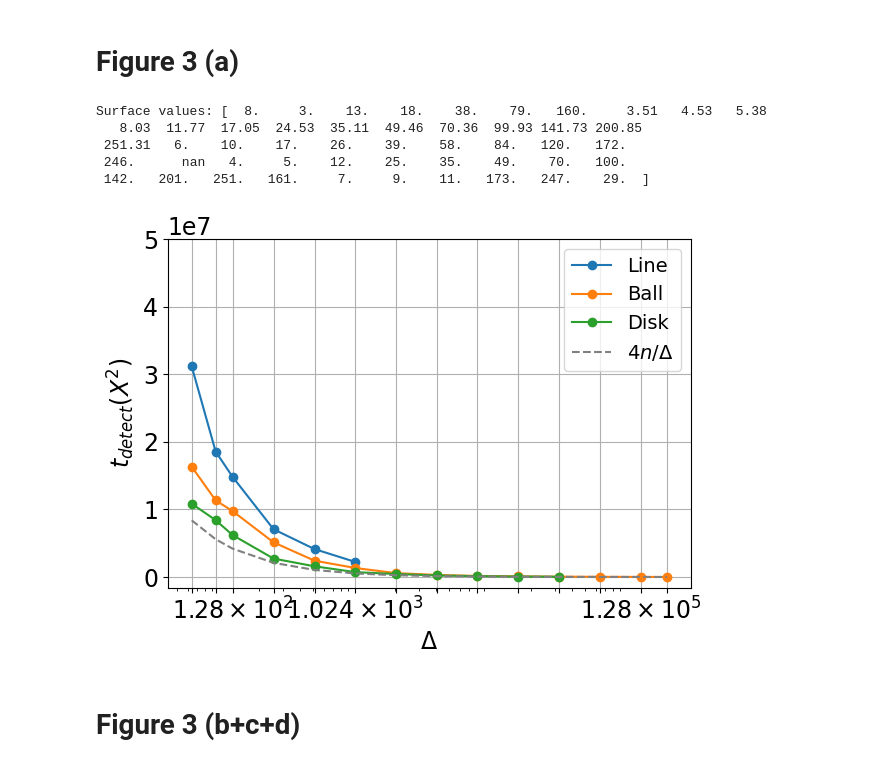
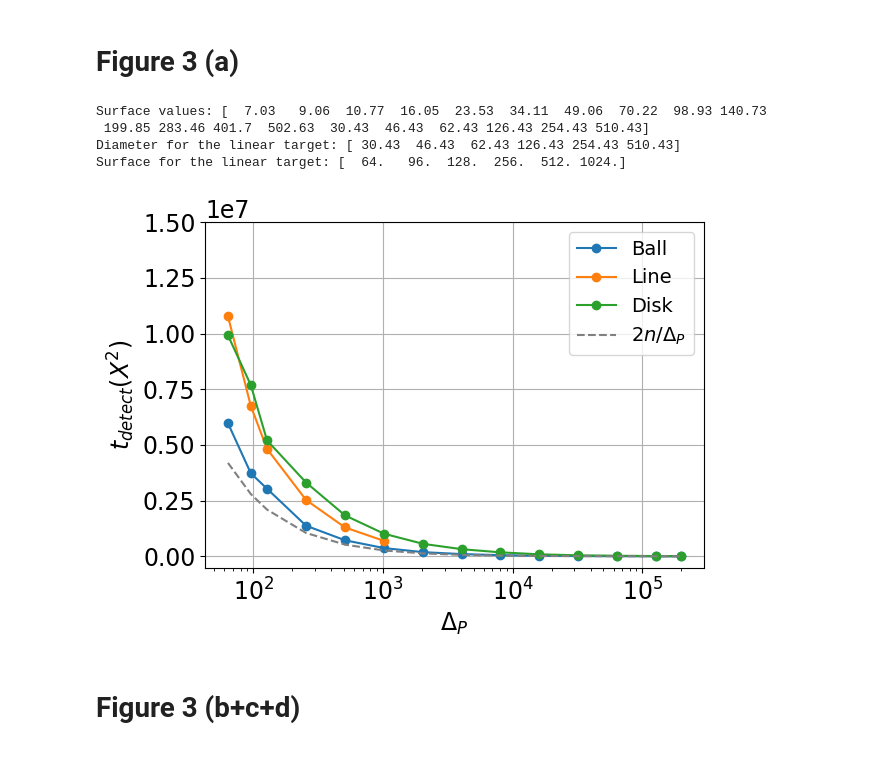
Before and after one commit to MatteoStromieri/3D-levy-walks, a Jupyter notebook: data-analysis.ipynb, the cells around one changed output. Drawn from its saved outputs; the diff is of its cells as text; code cells hidden in the pictures.

```diff
--- a/data-analysis.ipynb
+++ b/data-analysis.ipynb
@@ -35,7 +35,7 @@ def plot_detection_vs_surface(df,
                                                 fixed_n_walkers,
                                                 save_path=None):
     shapes = df['TargetShape'].unique()
-    #shapes = ['Disk']
+    #shapes = ['Line']
 
     plotted_surface_values = set()
     ax = plt.gca()
@@ -49,8 +49,7 @@ def plot_detection_vs_surface(df,
             (df['probability'] == fixed_probability) &
             (df['n_targets'] == fixed_n_targets) &
             (df['n_walkers'] == fixed_n_walkers) &
-            (df['TargetShape'] == shape) &
-            (df['surface'] > 50)]
+            (df['TargetShape'] == shape)]
 
         if subset.empty:
             continue
@@ -63,8 +62,8 @@ def plot_detection_vs_surface(df,
 
     # Calcola e aggiungi curve teoriche
     surface_values = sorted(plotted_surface_values)
-    volume_over_surface = [4*fixed_n_volume / d for d in surface_values]
-    plt.plot(surface_values, volume_over_surface, linestyle='--', color='gray', label=r'$4n/\Delta$')
+    volume_over_surface = [2*fixed_n_volume / d for d in surface_values]
+    plt.plot(surface_values, volume_over_surface, linestyle='--', color='gray', label=r'$2n/\Delta_P$')
     #volume_over_surface_2 = [10*fixed_n_volume / d for d in surface_values]
 
     #volume_over_length = [fixed_n_volume / (2*d) for d in surface_values]
@@ -78,14 +77,14 @@ def plot_detection_vs_surface(df,
     # Disable the automatic scientific notation offset
 
     # Etichette e stile
-    plt.xlabel(r'$\Delta$')
+    plt.xlabel(r'$\Delta_P$')
     #plt.xlabel(r'$L$')
     plt.xscale('log')
     plt.ylabel(r'$t_{detect}(X^2)$')
-    plt.ylim(top=10**7 * 5)
+    plt.ylim(top=10**7 * 1.5)
     side = round(fixed_n_volume ** (1/3))
     #plt.title(f'Detection Time vs D — μ={fixed_mu}, side={side}, n={fixed_n_walkers}, p={fixed_probability}, n_targets={fixed_n_targets}')
-    plt.xticks(surface_values)
+    #plt.xticks(surface_values)
     plt.legend()
     plt.grid(True)
     plt.tight_layout()
@@ -97,19 +96,18 @@ def plot_detection_vs_surface(df,
 
     plt.close()
 # %%
-file_paths = glob.glob('./results/detection_time_cauchy/*')
-df_list = [pd.read_csv(file) for file in file_paths if os.path.isfile(file) ]
-df = pd.concat(df_list, ignore_index=True)
+df = pd.read_csv('./results/detection_time_cauchy_projected_surface/detection_time_cauchy_projected_surface.csv')
 print(f"Surface values: {df['D'].unique()}")
+print(f"Diameter for the linear target: {df[df['TargetShape'] == 'Line']['D'].unique()}")
+print(f"Surface for the linear target: {df[df['TargetShape'] == 'Line']['surface'].unique()}")
 
 plot_detection_vs_surface(df,fixed_mu=2,fixed_n_volume=134217728,fixed_probability=1,fixed_n_targets=1, fixed_n_walkers=1)
 # %% [output]
-Surface values: [  8.     3.    13.    18.    38.    79.   160.     3.51   4.53   5.38
-   8.03  11.77  17.05  24.53  35.11  49.46  70.36  99.93 141.73 200.85
- 251.31   6.    10.    17.    26.    39.    58.    84.   120.   172.
- 246.      nan   4.     5.    12.    25.    35.    49.    70.   100.
- 142.   201.   251.   161.     7.     9.    11.   173.   247.    29.  ]
+Surface values: [  7.03   9.06  10.77  16.05  23.53  34.11  49.06  70.22  98.93 140.73
+ 199.85 283.46 401.7  502.63  30.43  46.43  62.43 126.43 254.43 510.43]
+Diameter for the linear target: [ 30.43  46.43  62.43 126.43 254.43 510.43]
+Surface for the linear target: [  64.   96.  128.  256.  512. 1024.]
-[figure, old version]
+[figure, new version]
 # %% [markdown]
 # Figure 3 (b+c+d)
 # %%
```
Also changed, not shown: parts of 6 cells of this notebook, 21 other files.
